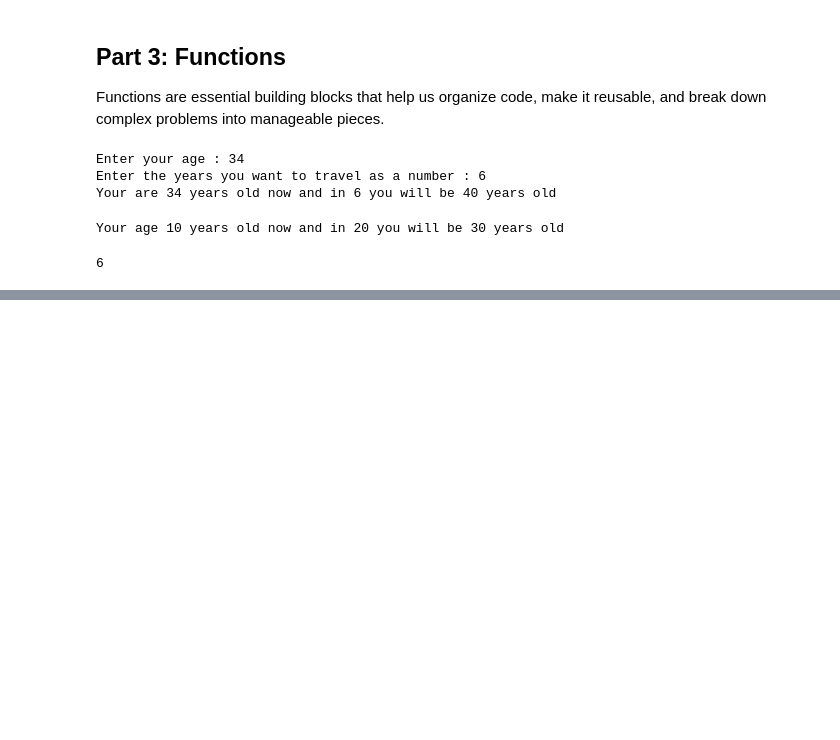
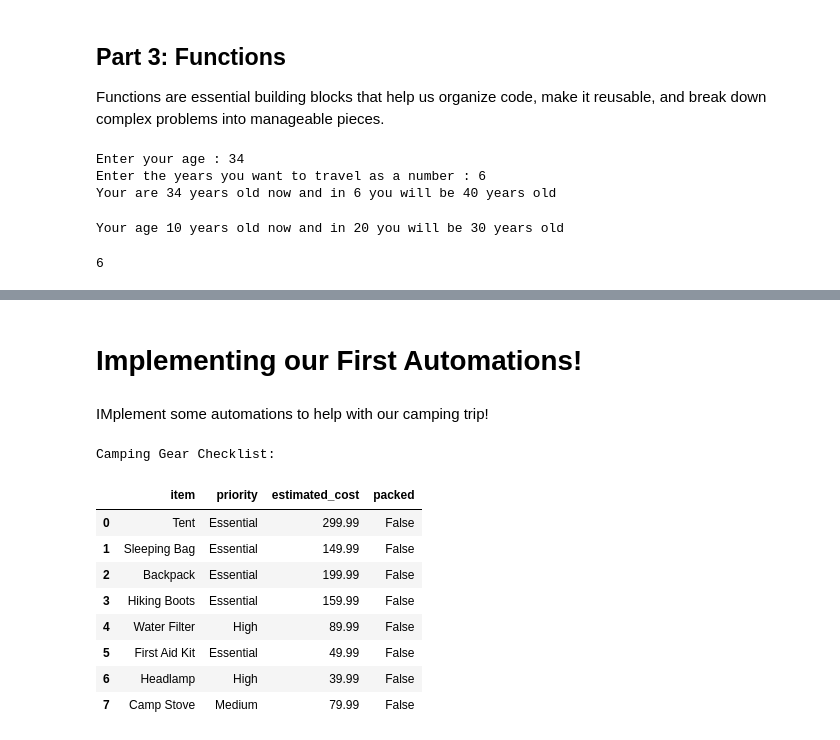
Before and after one commit to EnkrateiaLucca/oreilly-python-course, a Jupyter notebook: notebooks/01-python-fundamentals/Untitled2.ipynb, the cells around one changed output, grey strips where cells are left out. Drawn from its saved outputs; the diff is of its cells as text; code cells hidden in the pictures; blank space fills up the shorter version.

```diff
--- a/notebooks/01-python-fundamentals/Untitled2.ipynb
+++ b/notebooks/01-python-fundamentals/Untitled2.ipynb
@@ -232,0 +802,40 @@ output
+# %% [markdown]
+# Implementing our First Automations!
+# %% [markdown]
+IMplement some automations to help with our camping trip!
+# %%
+# Create a camping gear checklist
+camping_gear = {
+    "item": [
+        "Tent", "Sleeping Bag", "Backpack", "Hiking Boots",
+        "Water Filter", "First Aid Kit", "Headlamp", "Camp Stove"
+    ],
+    "priority": [
+        "Essential", "Essential", "Essential", "Essential",
+        "High", "Essential", "High", "Medium"
+    ],
+    "estimated_cost": [
+        299.99, 149.99, 199.99, 159.99,
+        89.99, 49.99, 39.99, 79.99
+    ],
+    "packed": [
+        False, False, False, False,
+        False, False, False, False
+    ]
+}
+
+# Convert to DataFrame
+gear_df = pd.DataFrame(camping_gear)
+print("Camping Gear Checklist:")
+display(gear_df)
+# %% [output]
+Camping Gear Checklist:
+|  | item | priority | estimated_cost | packed |
+| 0 | Tent | Essential | 299.99 | False |
+| 1 | Sleeping Bag | Essential | 149.99 | False |
+| 2 | Backpack | Essential | 199.99 | False |
+| 3 | Hiking Boots | Essential | 159.99 | False |
+| 4 | Water Filter | High | 89.99 | False |
+| 5 | First Aid Kit | Essential | 49.99 | False |
+| 6 | Headlamp | High | 39.99 | False |
+| 7 | Camp Stove | Medium | 79.99 | False |
```
Also changed, not shown: parts of 95 cells of this notebook, 17 other files.
